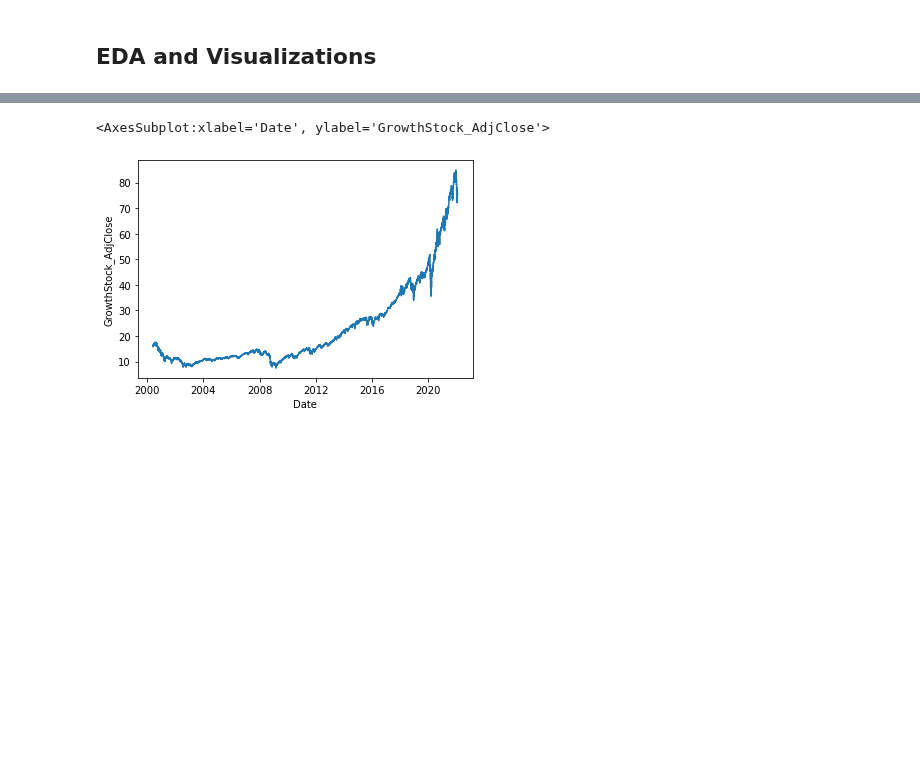
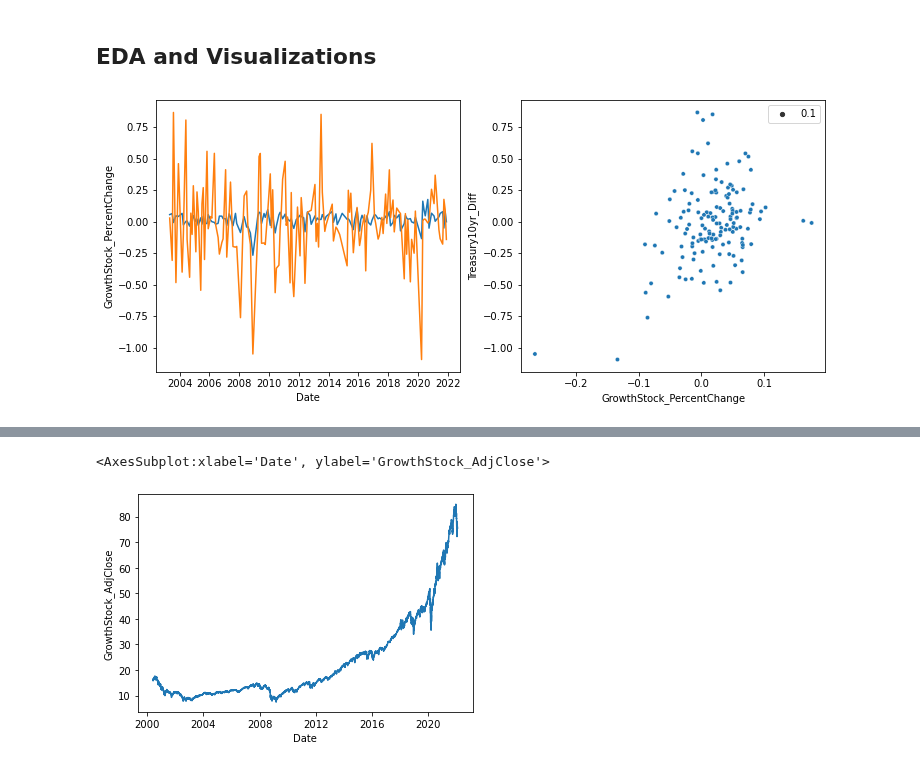
Before and after one commit to lu18cheng/pic16b_stock_analysis, a Jupyter notebook: code/analysis.ipynb, the cells around one changed output, grey strips where cells are left out. Saved outputs shown, nothing was run; the diff lists cells and outputs as text; code cells hidden in the pictures; blank space fills up the shorter version.

```diff
--- a/code/analysis.ipynb
+++ b/code/analysis.ipynb
@@ -54,3 +93,16 @@ dtype: int64
 df = df.dropna()
 # %% [markdown]
 ## EDA and Visualizations
+# %%
+def compare_indices(data, col_A, col_B):
+    fig, axes = plt.subplots(1, 2, figsize=(12, 5))
+
+#     fig.suptitle('Pokemon Stats by Generation')
+
+    sns.lineplot(ax=axes[0], data=data, x='Date', y=col_A)
+    sns.lineplot(ax=axes[0], data=data, x='Date', y=col_B)
+    sns.scatterplot(ax=axes[1], x = col_A, y = col_B, size = 0.1, data = data)
+# %%
+compare_indices(df, 'GrowthStock_PercentChange', 'Treasury10yr_Diff')
+# %% [output]
+[figure, added]
```
Also changed, not shown: parts of 11 cells of this notebook.
